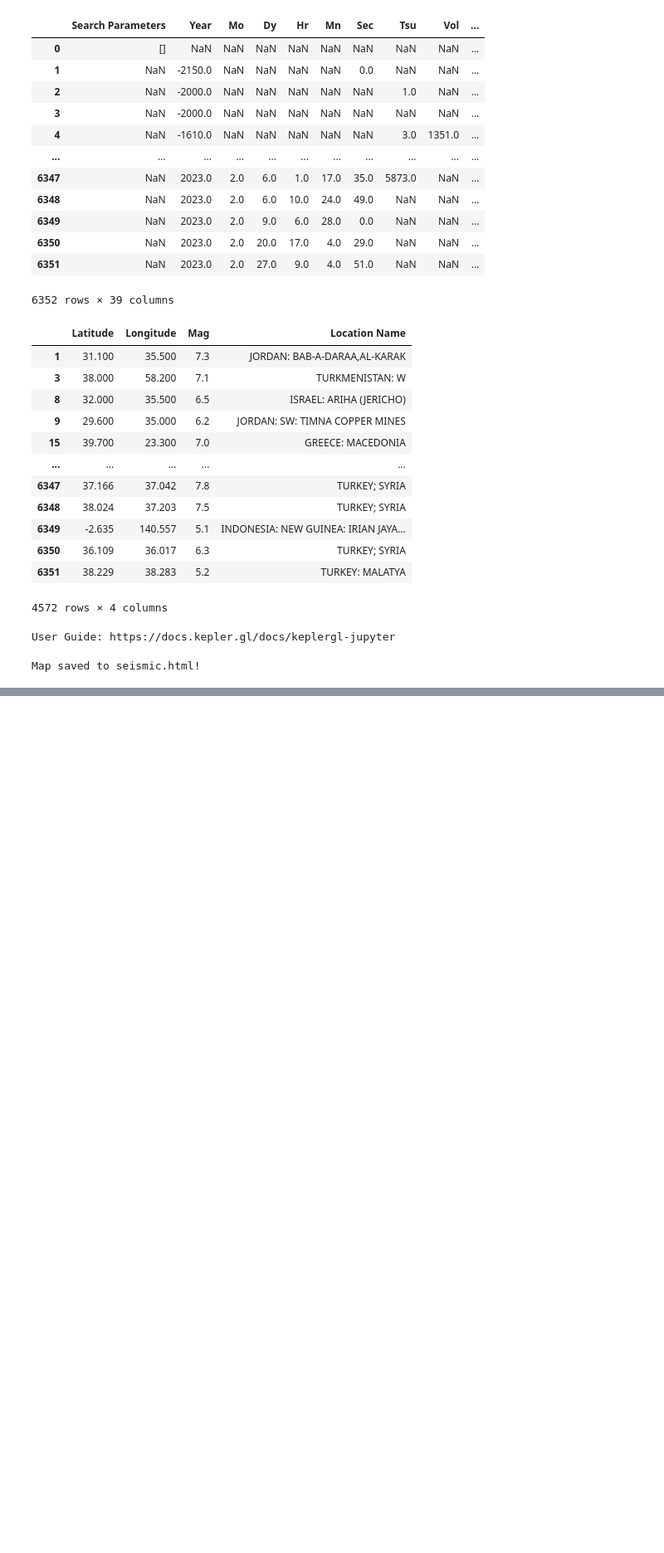
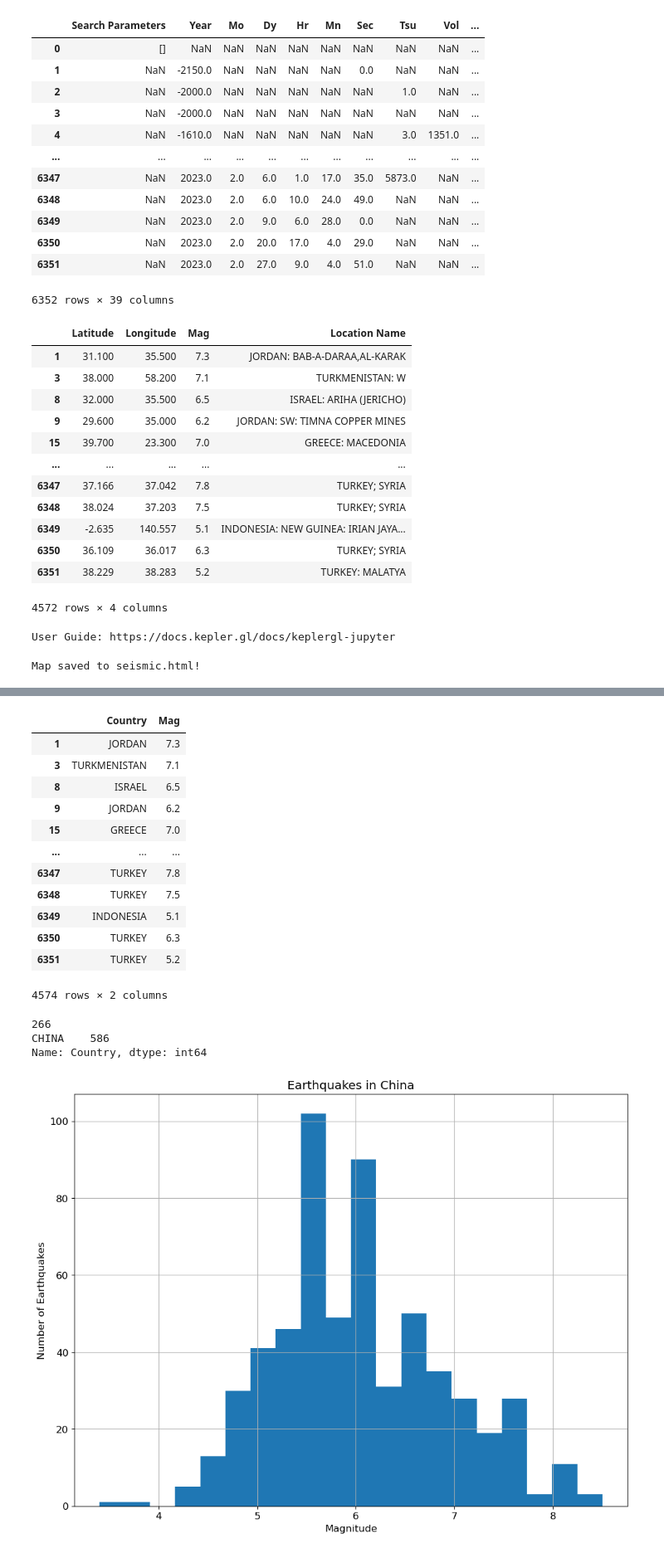
Before and after one commit to Matthijs-Vossen/Earthquake-Analysis, a Jupyter notebook: simon's-eda/eda.ipynb, the cells around one changed output, grey strips where cells are left out. Shown at 83% size. Saved outputs shown, nothing was run; the diff lists cells and outputs as text; code cells hidden in the pictures; blank space fills up the shorter version.

```diff
--- a/simon's-eda/eda.ipynb
+++ b/simon's-eda/eda.ipynb
@@ -70,0 +112,41 @@ Map saved to seismic.html!
+# %%
+# Histograms of magnitude
+
+# make a new column called 'Country' taking the part of the string in 'Location Name'
+# before the first colon or before the first semi-colon
+df['Country'] = df['Location Name'].str.split(':|;', expand=True)[0]
+# make a new dataframe with 'Country' and 'Mag'
+df_country = df[['Country', 'Mag']]
+# remove all columns with NaN values
+df_country = df_country.dropna()
+display(df_country)
+# find how many countries are in the dataframe
+print(df_country['Country'].nunique())
+# find which country appears the most and the number of times it happens
+print(df_country['Country'].value_counts().head(1))
+# make a new data frame for the country with the most earthquakes
+df_country_most = df_country[df_country['Country'] == 'CHINA']
+# make a histogram having 'Mag' on the x-axis and the number of earthquakes on the y-axis
+df_country_most['Mag'].hist(bins=20)
+plt.xlabel('Magnitude')
+plt.ylabel('Number of Earthquakes')
+plt.title('Earthquakes in China')
+plt.show()
+# %% [output]
+|  | Country | Mag |
+| 1 | JORDAN | 7.3 |
+| 3 | TURKMENISTAN | 7.1 |
+| 8 | ISRAEL | 6.5 |
+| 9 | JORDAN | 6.2 |
+| 15 | GREECE | 7.0 |
+| ... | ... | ... |
+| 6347 | TURKEY | 7.8 |
+| 6348 | TURKEY | 7.5 |
+| 6349 | INDONESIA | 5.1 |
+| 6350 | TURKEY | 6.3 |
+| 6351 | TURKEY | 5.2 |
+4574 rows × 2 columns
+266
+CHINA    586
+Name: Country, dtype: int64
+[figure, added]
```
Also changed, not shown: parts of 6 cells of this notebook.
